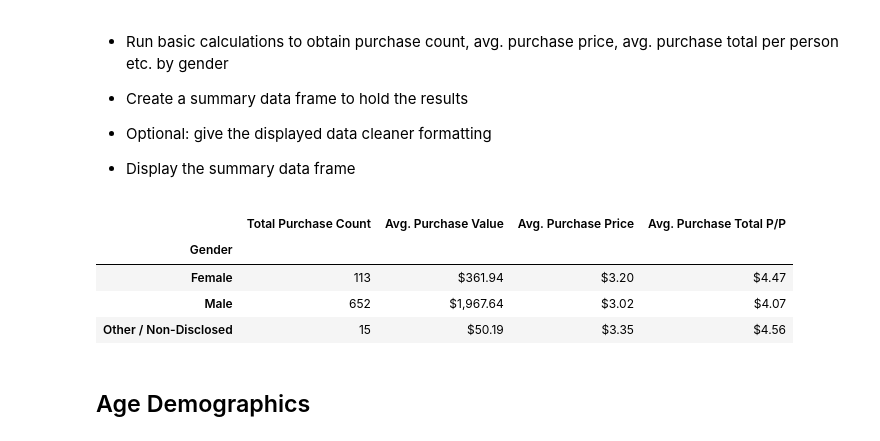
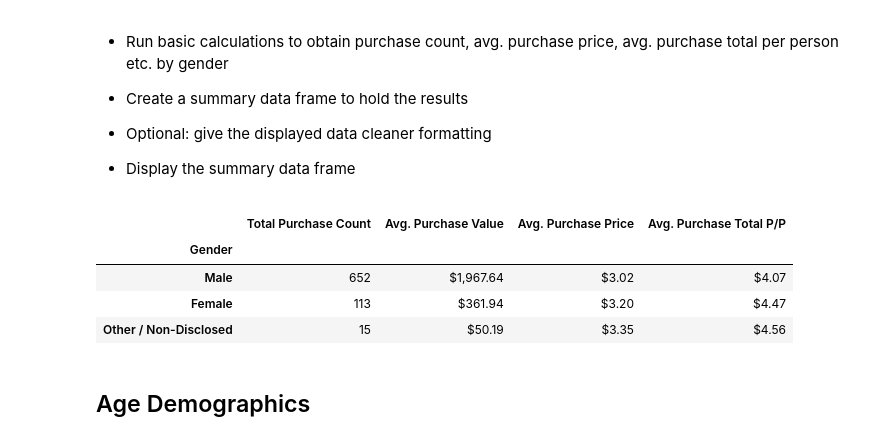
Before and after one commit to SaltireSequence/pandas-challange, a Jupyter notebook: HeroesOfPymoli_starter.ipynb, the cells around one changed output. Cells and saved outputs as stored; diff of their text form; code cells hidden in the pictures.

```diff
--- a/HeroesOfPymoli_starter.ipynb
+++ b/HeroesOfPymoli_starter.ipynb
@@ -98,32 +112,34 @@ gender_demographics.style.format({"% of players":"{:,.2f}",})
 # %%
 # basic calculations to obtain purchase count by gender
 total_purchase_count = gender_grouping["Purchase ID"].count()
 
 # basic calculations to obtain avg. purchase price by gender
 avg_purchase_price = gender_grouping["Price"].mean()
 
 # basic calculation to obtain total purchase price by gender
 total_purchase_value = gender_grouping["Price"].sum()
 
 
 # basic calculations to obtain  avg. purchase total per person by gender
 avg_purchase_total_pp = total_purchase_value/gender_total
 
-
+# creating dataframe to house above calculated values
 purchase_analysis_summary = pd.DataFrame({"Total Purchase Count": total_purchase_count,
                                           "Avg. Purchase Value": total_purchase_value,
                                           "Avg. Purchase Price": avg_purchase_price,
                                           "Avg. Purchase Total P/P": avg_purchase_total_pp})
 
+# making sure my index column / name is Gender
 purchase_analysis_summary.index.name = "Gender"
 
-purchase_analysis_summary.style.format({"Avg. Purchase Value": "${:,.2f}", "Avg. Purchase Price": "${:,.2f}",
+# basic currency formatting to finesse and give clarity to the data
+purchase_analysis_summary.sort_values(["Total Purchase Count"], ascending = False).style.format({"Avg. Purchase Value": "${:,.2f}", "Avg. Purchase Price": "${:,.2f}",
                                         "Avg. Purchase Total P/P": "${:,.2f}"})
 # %% [output]
 |  | Total Purchase Count | Avg. Purchase Value | Avg. Purchase Price | Avg. Purchase Total P/P |
 | Gender |  |  |  |  |
+| Male | 652 | $1,967.64 | $3.02 | $4.07 |
 | Female | 113 | $361.94 | $3.20 | $4.47 |
-| Male | 652 | $1,967.64 | $3.02 | $4.07 |
 | Other / Non-Disclosed | 15 | $50.19 | $3.35 | $4.56 |
 # %% [markdown]
 ## Age Demographics
```
Also changed, not shown: parts of 8 cells of this notebook.
